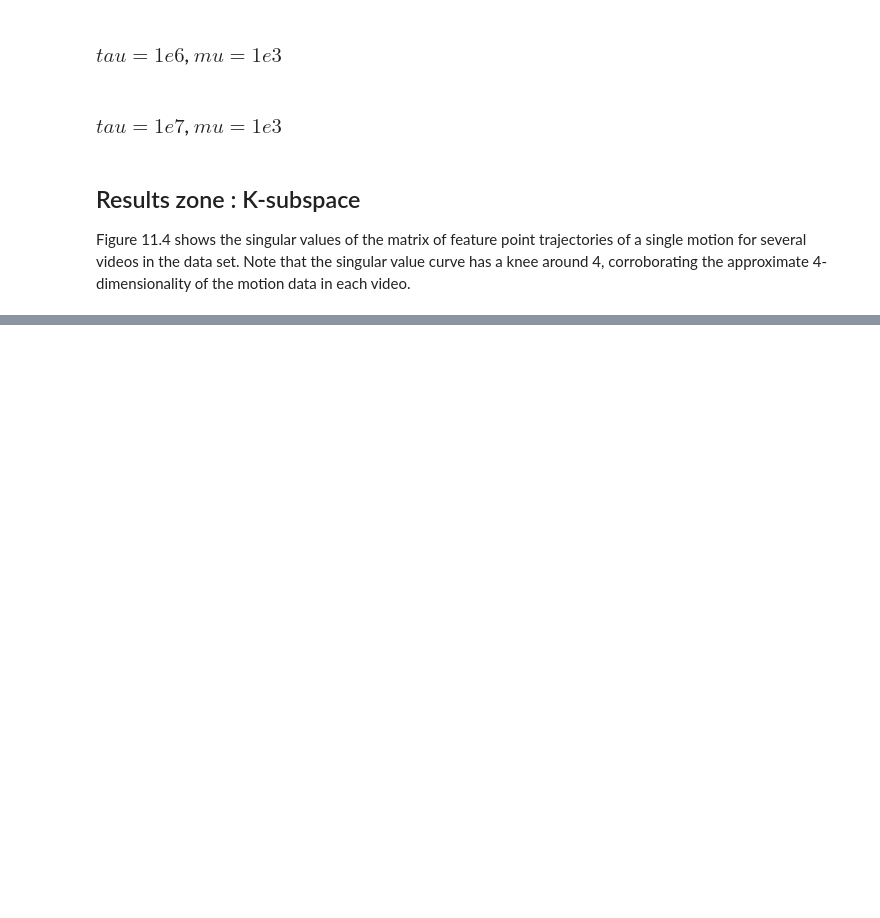
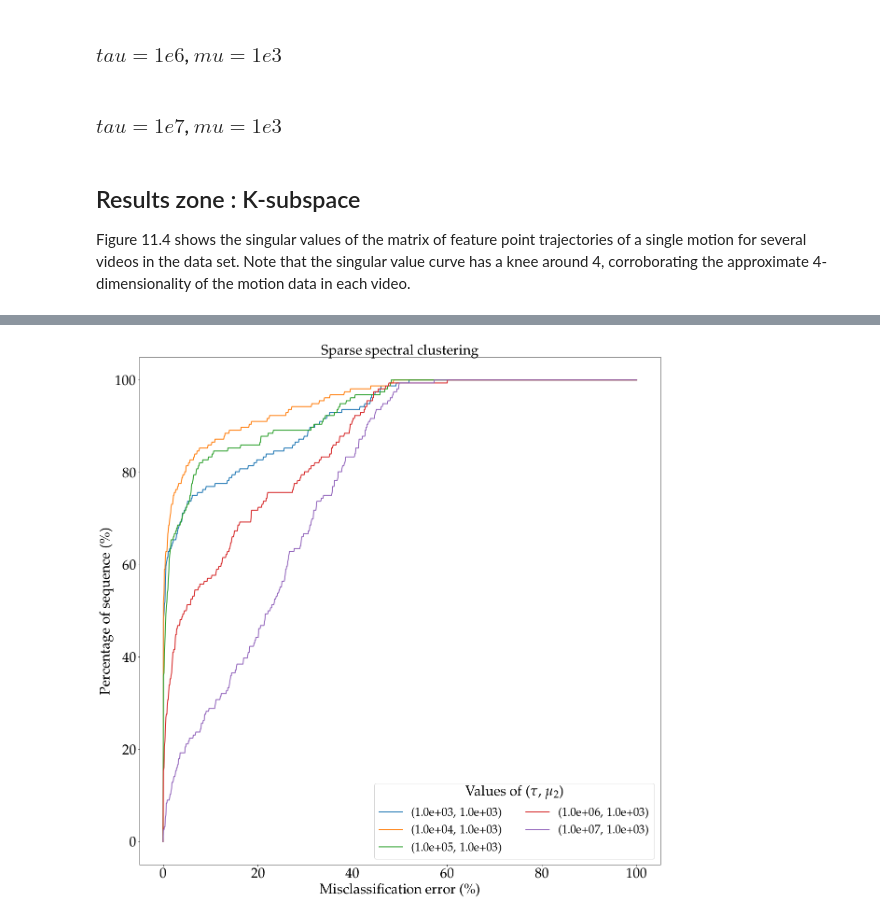
Before and after one commit to VincentMatthys/Unsupervised, a Jupyter notebook: project2/group/Motion_segmentation.ipynb, the cells around one changed output, grey strips where cells are left out. Drawn from its saved outputs; the diff is of its cells as text; code cells hidden in the pictures; blank space fills up the shorter version.

```diff
--- a/project2/group/Motion_segmentation.ipynb
+++ b/project2/group/Motion_segmentation.ipynb
@@ -304,0 +283,22 @@ data = motion_data[key]["data"]
+# %%
+step = 0.001
+X = 100 * np.arange(0, 1 + step, step)
+
+plt.figure(figsize = (20, 20))
+
+Params = list(SSC_res.keys())
+Params.sort()
+for params in Params:
+    Y = [0] * len(X)
+    for x in range(len(X)):
+        for key in SSC_res[params].keys():
+            if SSC_res[params][key] < X[x] / 100:
+                Y[x] += 100/len(SSC_res[params])
+    plt.plot(X, Y, label = "({:.1e}, {:.1e})".format(params[0], params[1]), lw = 2);
+plt.title("Sparse spectral clustering", size = 30)
+plt.ylabel(r"Percentage of sequence (\%)", size = 30)
+plt.xlabel(r"Misclassification error (\%)", size = 30)
+leg = plt.legend(fontsize = 25, ncol = 2);
+leg.set_title(r"Values of ($\tau$, $\mu_2$)" , prop = {'size': 30})
+# %% [output]
+[figure, added]
```
Also changed, not shown: parts of 35 cells of this notebook, 2 other files.
